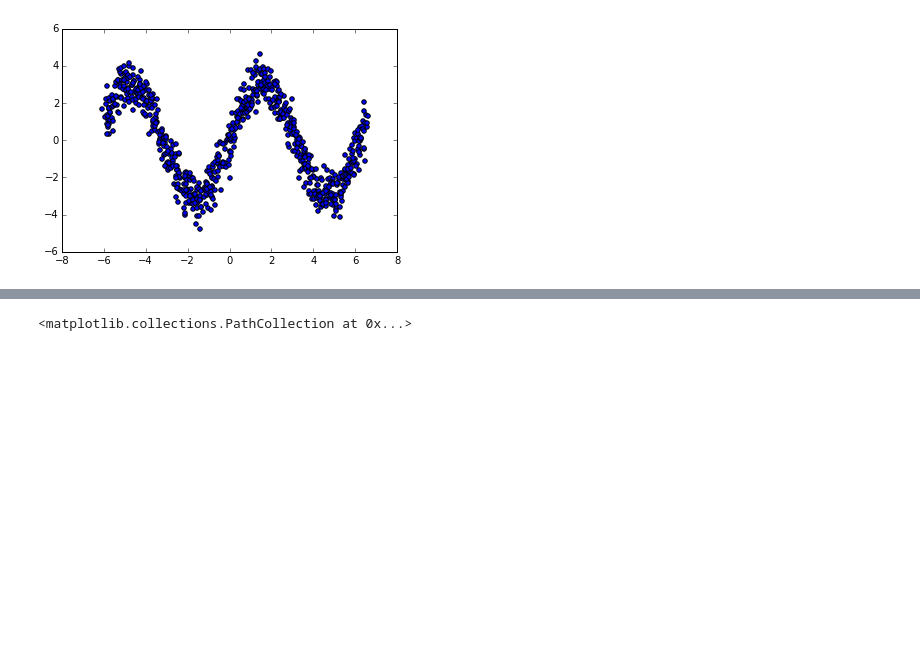
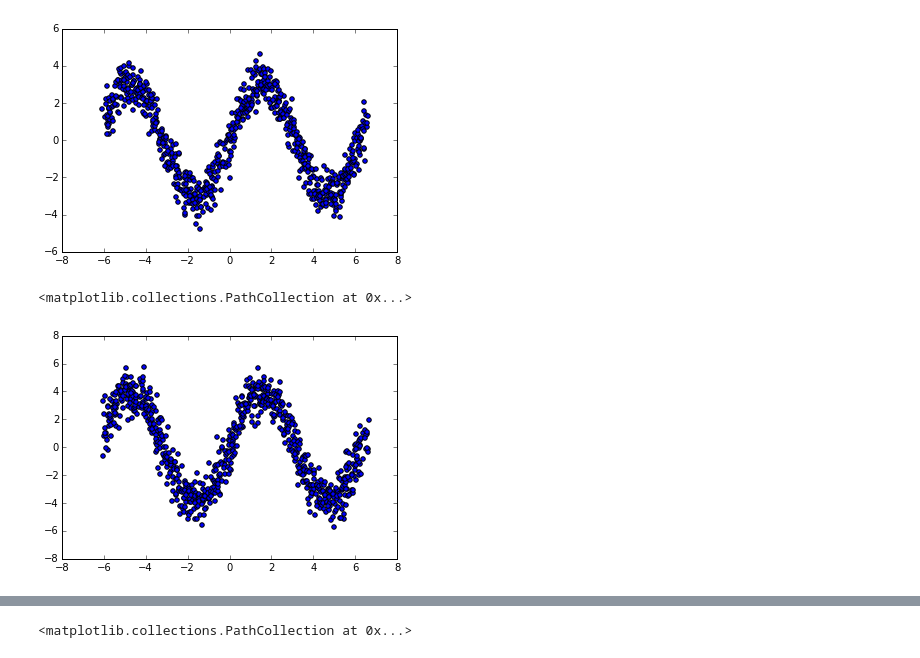
Before and after one commit to show0k/gmm-lbd, a Jupyter notebook: notebooks/Regression tests.ipynb, the cells around one changed output, grey strips where cells are left out. Drawn from its saved outputs; the diff is of its cells as text; code cells hidden in the pictures; blank space fills up the shorter version.

```diff
--- a/notebooks/Regression tests.ipynb
+++ b/notebooks/Regression tests.ipynb
@@ -63,6 +63,19 @@ plt.scatter(X[:,0],X[:,1])
 # %% [output]
 <matplotlib.collections.PathCollection at 0x...>
 [figure]
+# %%
+np.random.seed(2)
+Y = np.zeros((n_samples, 2))
+step = 4 * np.pi / n_samples
+for i in xrange(Y.shape[0]):
+    x = i * step - 6
+    Y[i, 0] = x + np.random.normal(0, 0.1)
+    Y[i, 1] = 4 * (np.sin(x) + np.random.normal(0, .2))
+
+plt.scatter(Y[:,0],Y[:,1])
+# %% [output]
+<matplotlib.collections.PathCollection at 0x...>
+[figure, added]
 # %%
 color_iter = itertools.cycle(['r', 'g', 'b', 'c', 'm'])
 
```
Also changed, not shown: parts of 4 cells of this notebook, 1 other file.
